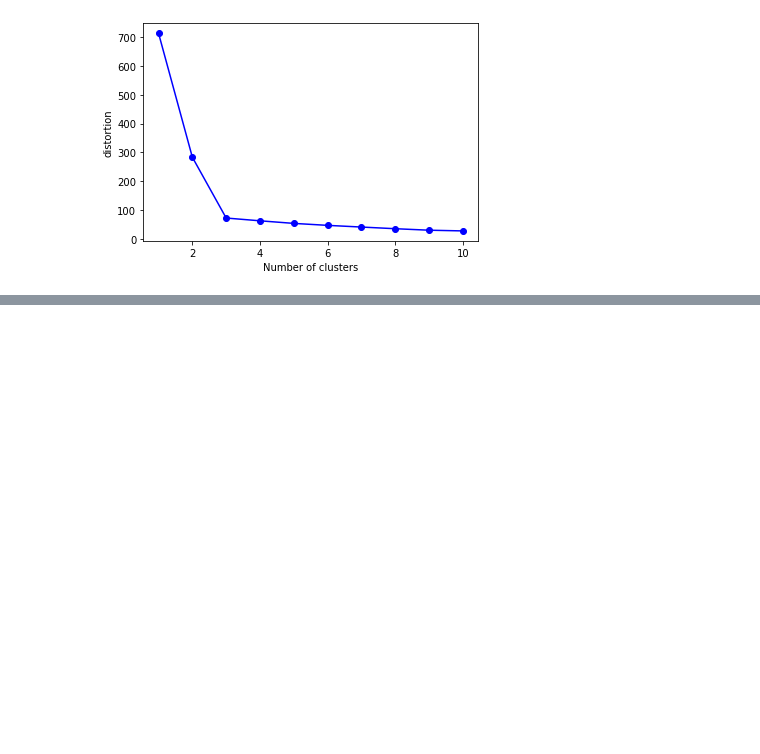
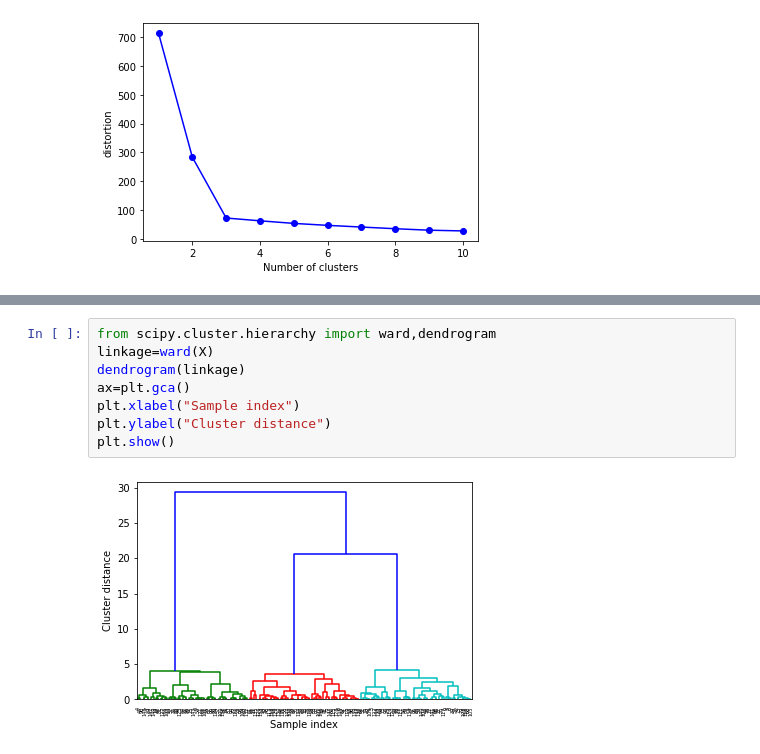
Before and after one commit to a22511234/110-1-SCU-Machine-Learning-Class, a Jupyter notebook: Machine Learning Week 10-Clustering.ipynb, the cells around one changed output, grey strips where cells are left out. Drawn from its saved outputs; the diff is of its cells as text; blank space fills up the shorter version.

```diff
--- a/Machine Learning Week 10-Clustering.ipynb
+++ b/Machine Learning Week 10-Clustering.ipynb
@@ -51,0 +85,10 @@ plt.show()
+# %%
+from scipy.cluster.hierarchy import ward,dendrogram
+linkage=ward(X)
+dendrogram(linkage)
+ax=plt.gca()
+plt.xlabel("Sample index")
+plt.ylabel("Cluster distance")
+plt.show()
+# %% [output]
+[figure, added]
```
Also changed, not shown: parts of 7 cells of this notebook.
